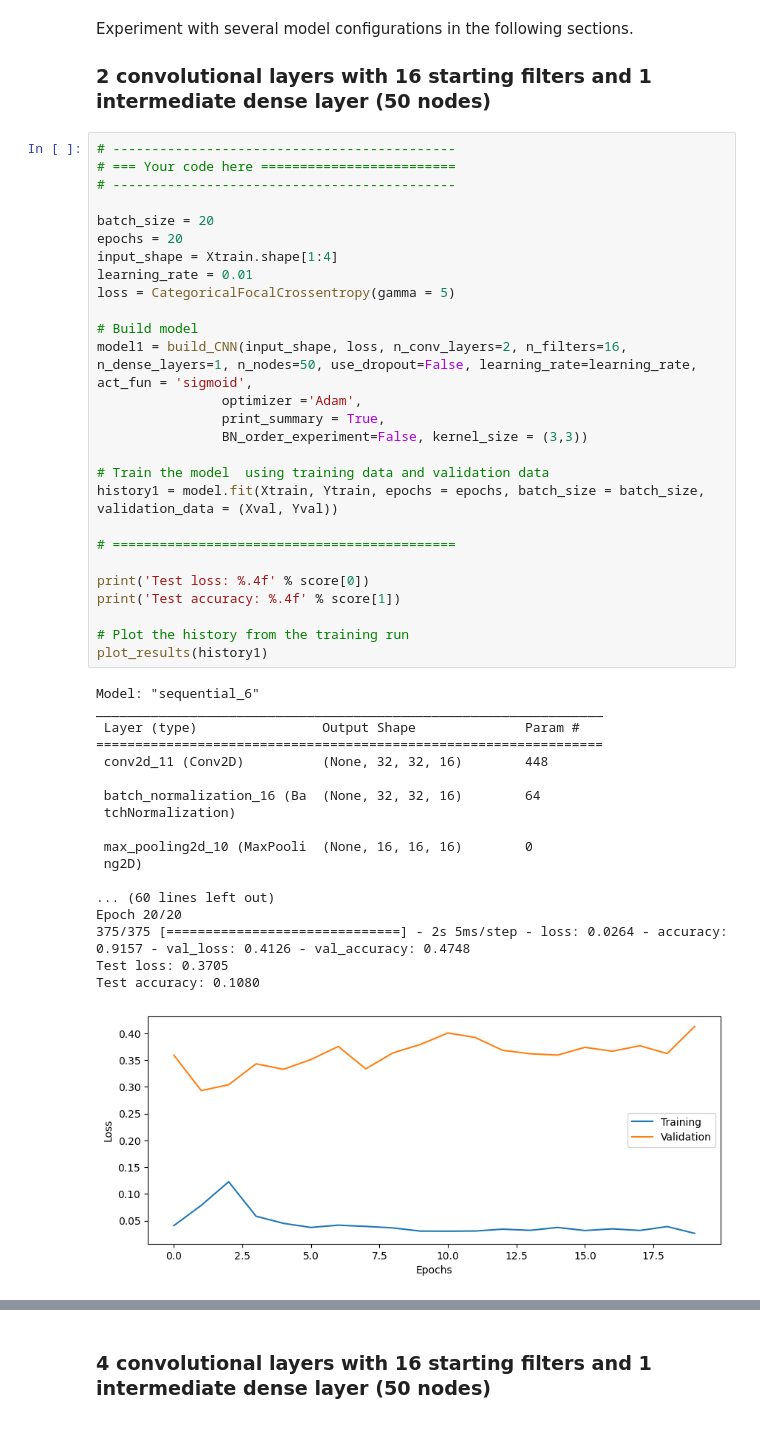
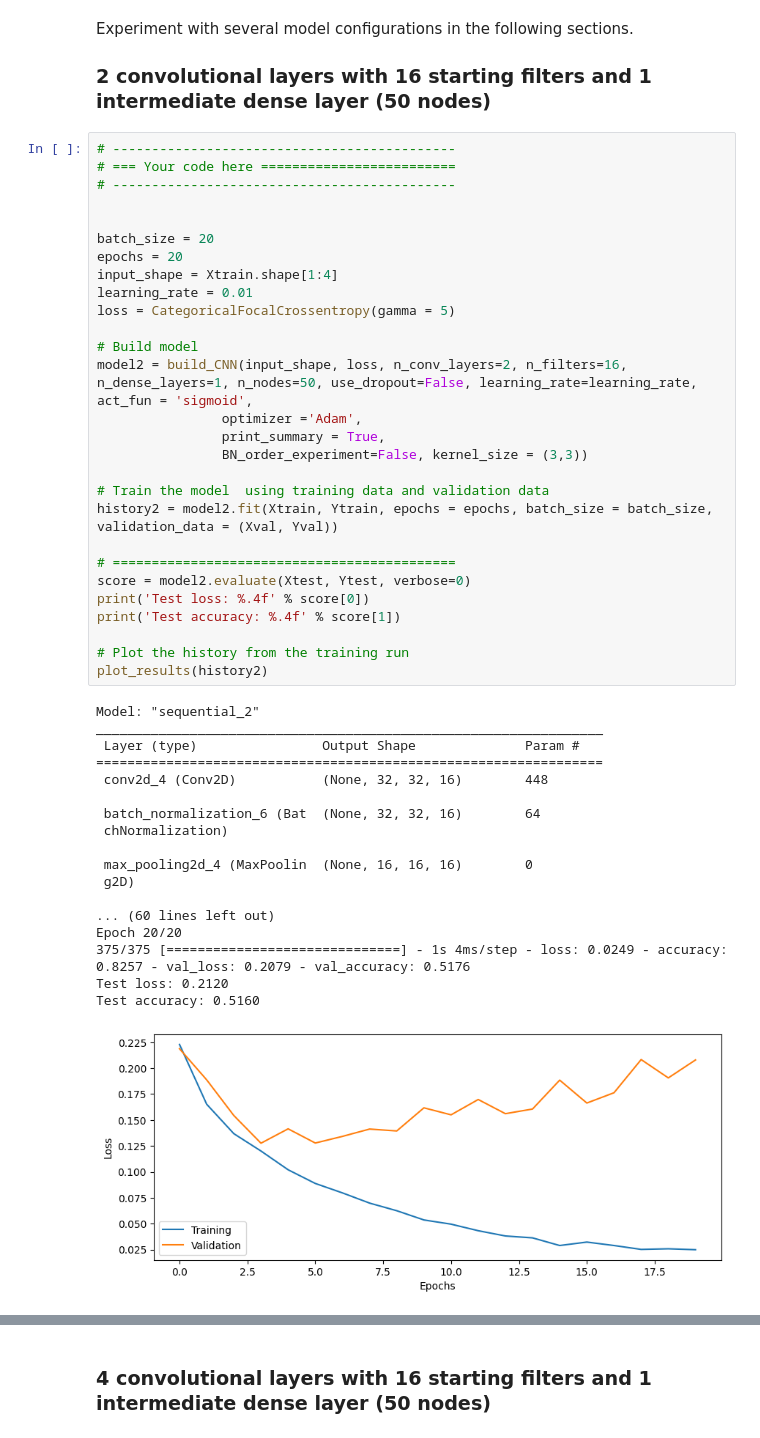
Before and after one commit to arreen/deeplearninglabs, a Jupyter notebook: 3_CNN/CNN_Lab.ipynb, the cells around one changed output, grey strips where cells are left out. Saved outputs shown, nothing was run; the diff lists cells and outputs as text.

```diff
--- a/3_CNN/CNN_Lab.ipynb
+++ b/3_CNN/CNN_Lab.ipynb
@@ -557,45 +554,46 @@ Experiment with several model configurations in the following sections.
 # --------------------------------------------
 # === Your code here =========================
 # --------------------------------------------
+
 
 batch_size = 20
 epochs = 20
 input_shape = Xtrain.shape[1:4]
 learning_rate = 0.01
 loss = CategoricalFocalCrossentropy(gamma = 5)
 
 # Build model
-model1 = build_CNN(input_shape, loss, n_conv_layers=2, n_filters=16, n_dense_layers=1, n_nodes=50, use_dropout=False, learning_rate=learning_rate,  act_fun = 'sigmoid',
+model2 = build_CNN(input_shape, loss, n_conv_layers=2, n_filters=16, n_dense_layers=1, n_nodes=50, use_dropout=False, learning_rate=learning_rate,  act_fun = 'sigmoid',
                 optimizer ='Adam',
                 print_summary = True,
                 BN_order_experiment=False, kernel_size = (3,3))
 
 # Train the model  using training data and validation data
-history1 = model.fit(Xtrain, Ytrain, epochs = epochs, batch_size = batch_size, validation_data = (Xval, Yval))
+history2 = model2.fit(Xtrain, Ytrain, epochs = epochs, batch_size = batch_size, validation_data = (Xval, Yval))
 
 # ============================================
-
+score = model2.evaluate(Xtest, Ytest, verbose=0)
 print('Test loss: %.4f' % score[0])
 print('Test accuracy: %.4f' % score[1])
 
 # Plot the history from the training run
-plot_results(history1)
+plot_results(history2)
 # %% [output]
-Model: "sequential_6"
+Model: "sequential_2"
 _________________________________________________________________
  Layer (type)                Output Shape              Param #
 =================================================================
- conv2d_11 (Conv2D)          (None, 32, 32, 16)        448
+ conv2d_4 (Conv2D)           (None, 32, 32, 16)        448
 
- batch_normalization_16 (Ba  (None, 32, 32, 16)        64
- tchNormalization)
+ batch_normalization_6 (Bat  (None, 32, 32, 16)        64
+ chNormalization)
 
- max_pooling2d_10 (MaxPooli  (None, 16, 16, 16)        0
- ng2D)
+ max_pooling2d_4 (MaxPoolin  (None, 16, 16, 16)        0
+ g2D)
 
 ... (60 lines left out)
 Epoch 20/20
-375/375 [==============================] - 2s 5ms/step - loss: 0.0264 - accuracy: 0.9157 - val_loss: 0.4126 - val_accuracy: 0.4748
-Test loss: 0.3705
-Test accuracy: 0.1080
+375/375 [==============================] - 1s 4ms/step - loss: 0.0249 - accuracy: 0.8257 - val_loss: 0.2079 - val_accuracy: 0.5176
+Test loss: 0.2120
+Test accuracy: 0.5160
-[figure, old version]
+[figure, new version]
```
Also changed, not shown: parts of 22 cells of this notebook, 7 other files.
